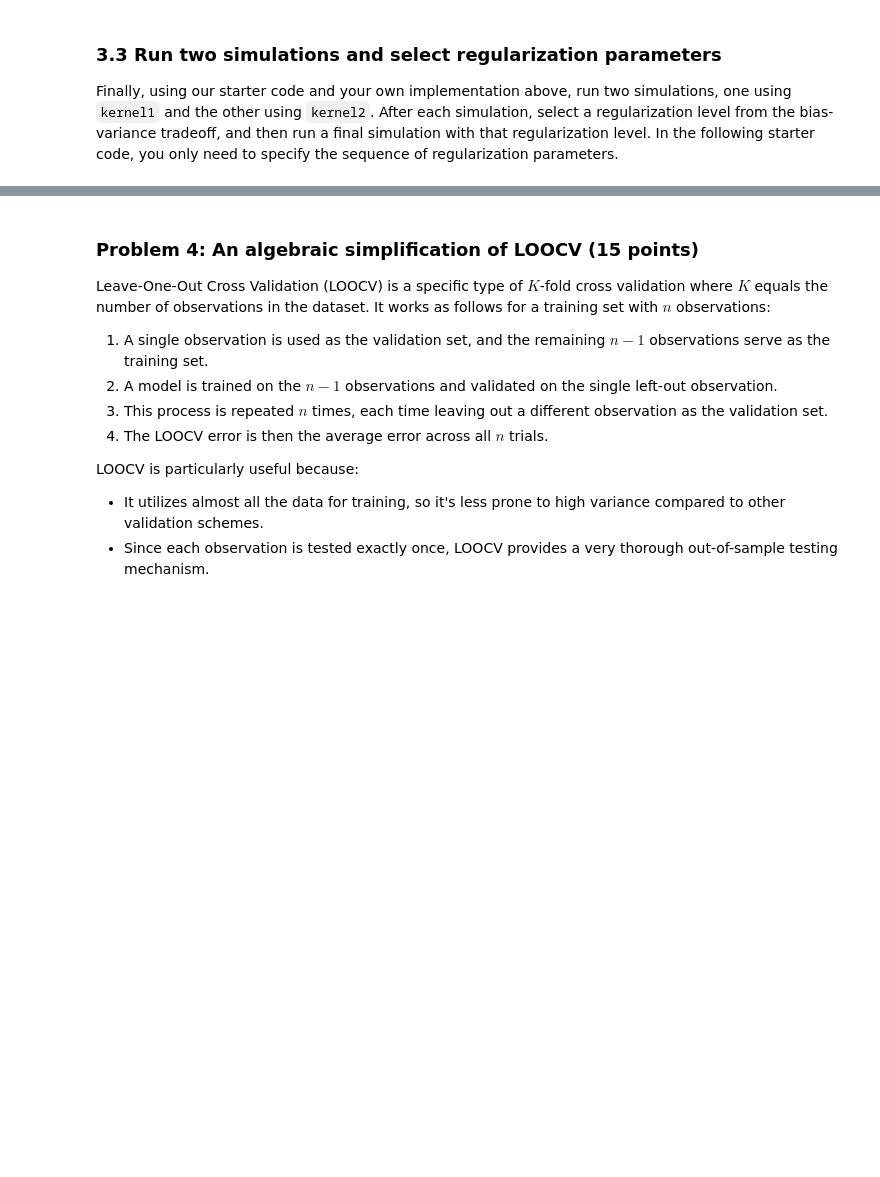
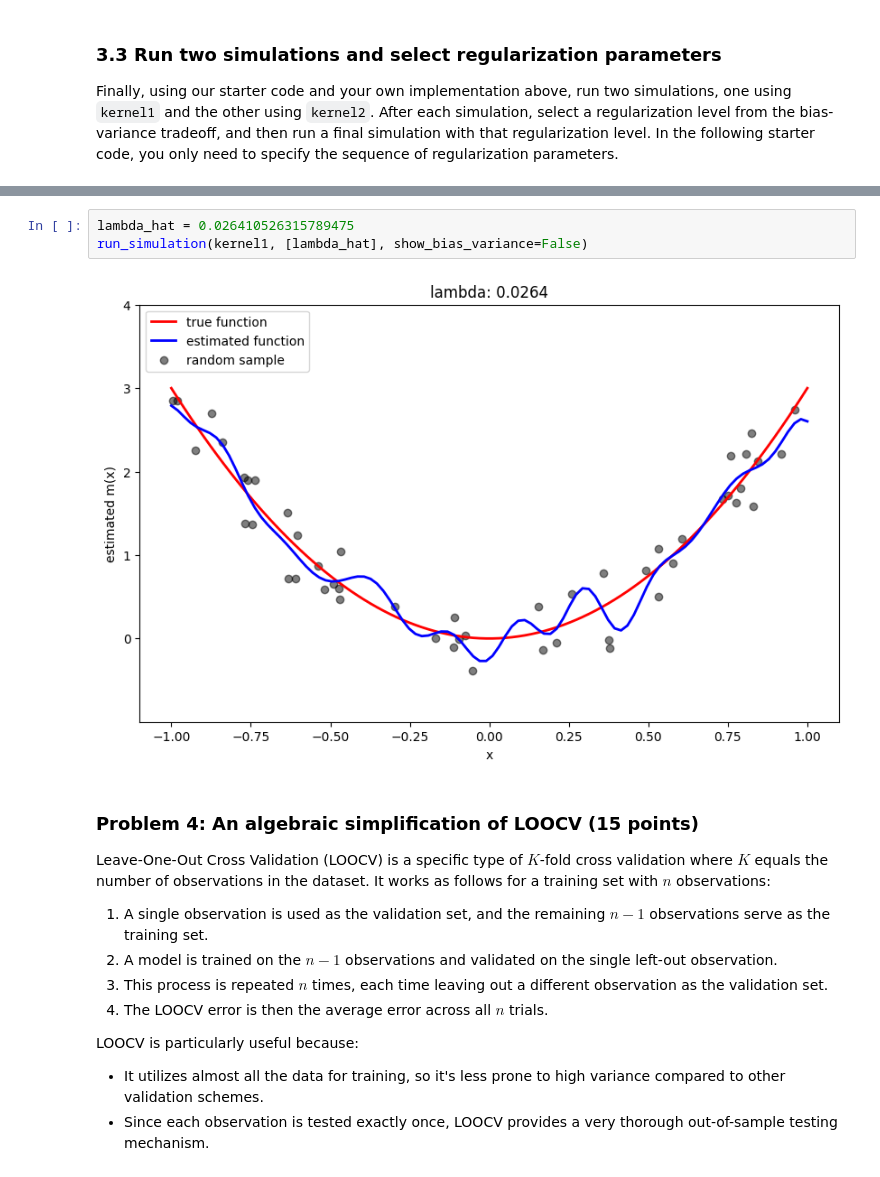
Before and after one commit to ks1722/sds665, a Jupyter notebook: assignments/assn1/assn1.ipynb, the cells around one changed output, grey strips where cells are left out. Saved outputs shown, nothing was run; the diff lists cells and outputs as text; blank space fills up the shorter version.

```diff
--- a/assignments/assn1/assn1.ipynb
+++ b/assignments/assn1/assn1.ipynb
@@ -274,3 +290,8 @@ run_simulation(kernel2, lmbdas)
+# %%
+lambda_hat = 0.026410526315789475
+run_simulation(kernel1, [lambda_hat], show_bias_variance=False)
+# %% [output]
+[figure, added]
 # %% [markdown]
 ### Problem 4: An algebraic simplification of LOOCV (15 points)
 
```
Also changed, not shown: parts of 7 cells of this notebook.
